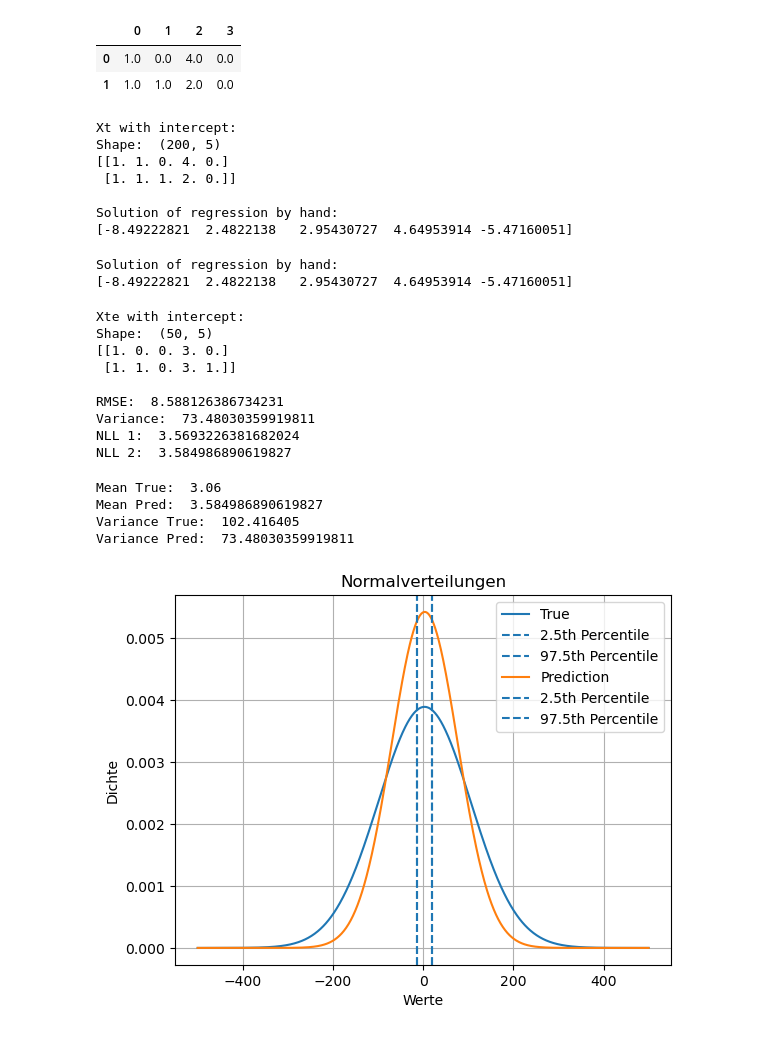
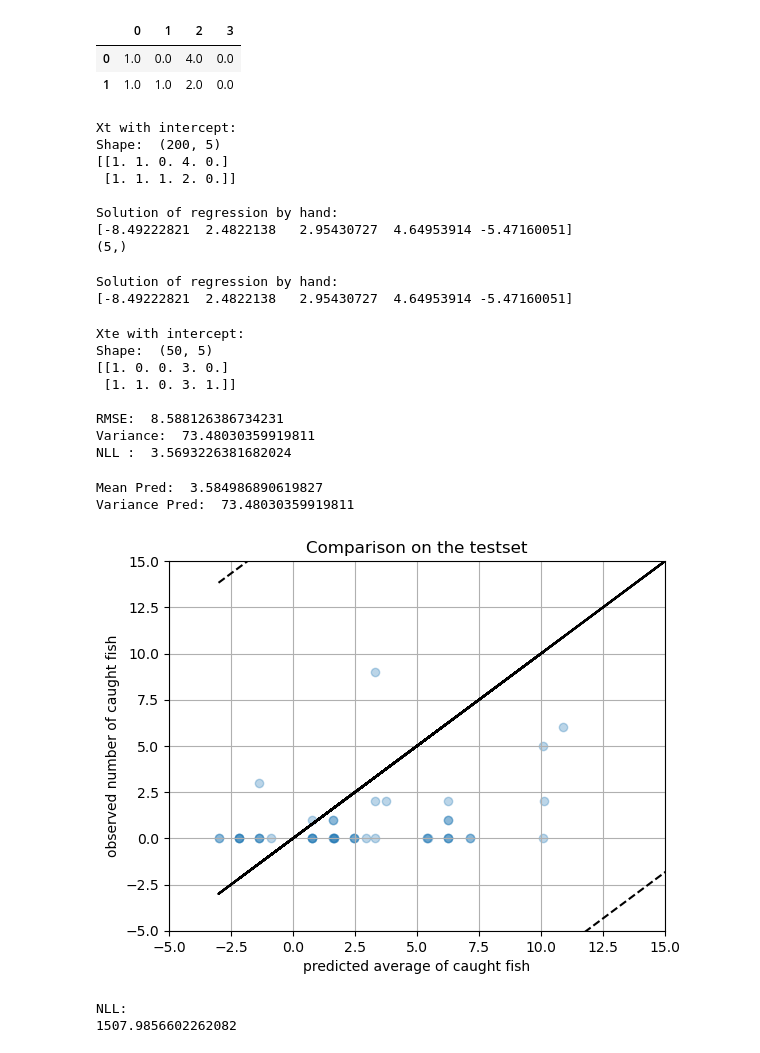
Before and after one commit to TypMitSchnurrbart/ws24_machine_learning, a Jupyter notebook: Aufgabe2/Aufgabe2_1.ipynb, the cells around one changed output. Drawn from its saved outputs; the diff is of its cells as text; code cells hidden in the pictures.

```diff
--- a/Aufgabe2/Aufgabe2_1.ipynb
+++ b/Aufgabe2/Aufgabe2_1.ipynb
@@ -40,6 +40,7 @@ w = np.matmul(XTXIXT,yt)
 # Show the found weights
 print("\nSolution of regression by hand: ")
 print(w)
+print(w.shape)
 # %% [output]
 Xt with intercept:
 Shape:  (200, 5)
@@ -48,6 +49,7 @@ Shape:  (200, 5)
 
 Solution of regression by hand:
 [-8.49222821  2.4822138   2.95430727  4.64953914 -5.47160051]
+(5,)
 # %%
 ########### 1b Linear Regression with scikit #############
 
@@ -74,8 +76,8 @@ yte_pred = np.matmul(Xte_intercept, w)
 
 # RMSE
 MSE = np.mean((yte_pred - yte)**2)
-RMSE = np.sqrt(MSE)
-print("\nRMSE: ", RMSE)
+RMSE_norm = np.sqrt(MSE)
+print("\nRMSE: ", RMSE_norm)
 
 # Varianz
 residuals = yte_pred - yte
@@ -83,10 +85,8 @@ yte_pred_var = np.var(residuals)
 print("Variance: ", yte_pred_var)
 
 # NLL
-NLL = 0.5 * np.log(2 * np.pi * yte_pred_var) + 0.5 * np.mean((yte_pred - yte)**2) / yte_pred_var
-print("NLL 1: ", NLL)
-NLL = np.mean(yte_pred)
-print("NLL 2: ", NLL)
+NLL_norm = 0.5 * np.log(2 * np.pi * yte_pred_var) + 0.5 * np.mean((yte_pred - yte)**2) / yte_pred_var
+print("NLL : ", NLL_norm)
 # %% [output]
 Xte with intercept:
 Shape:  (50, 5)
@@ -95,60 +95,53 @@ Shape:  (50, 5)
 
 RMSE:  8.588126386734231
 Variance:  73.48030359919811
-NLL 1:  3.5693226381682024
-NLL 2:  3.584986890619827
+NLL :  3.5693226381682024
 # %%
-########### 1d Gaussian Plot #############
-from scipy.stats import norm
+########### 1d Plot #############
 
 # Compute mean of pred and real
-mean_true = np.mean(yte)
 mean_pred = np.mean(yte_pred)
-print("Mean True: ", mean_true)
 print("Mean Pred: ", mean_pred)
 
-var_true = np.var(yte)
 var_pred = yte_pred_var
-print("Variance True: ", var_true)
 print("Variance Pred: ", var_pred)
 
-x = np.linspace(-500, 500, 1000)
-pdf_true = norm.pdf(x, mean_true, var_true)
-pdf_pred = norm.pdf(x, mean_pred, var_pred)
+sort_idx = np.argsort(yte_pred,axis=0)
+yte_pred_sorted = yte_pred[sort_idx]
+percentile025_pred = yte_pred_sorted - 1.96 * RMSE_norm
+percentile975_pred = yte_pred_sorted + 1.96 * RMSE_norm
 
-percentile025_true = mean_true - 1.96 * RMSE
-percentile975_true = mean_true + 1.96 * RMSE
-percentile025_pred = mean_pred - 1.96 * RMSE
-percentile975_pred = mean_pred + 1.96 * RMSE
+plt.scatter(yte_pred, yte,alpha=0.3)
+plt.plot(yte_pred, yte_pred, c="black")
+plt.plot(yte_pred_sorted, percentile025_pred, linestyle='dashed',c="black")
+plt.plot(yte_pred_sorted, percentile975_pred, linestyle='dashed',c="black")
 
-# plotting
-plt.plot(x, pdf_true, label='True')
-plt.axvline(x=percentile025_true, linestyle='--', label='2.5th Percentile')
-plt.axvline(x=percentile975_true, linestyle='--', label='97.5th Percentile')
-
-# plot predicted fish
-plt.plot(x, pdf_pred, label='Prediction')
-plt.axvline(x=percentile025_pred, linestyle='--', label='2.5th Percentile')
-plt.axvline(x=percentile975_pred, linestyle='--', label='97.5th Percentile')
-
-plt.title('Normalverteilungen')
-plt.xlabel('Werte')
-plt.ylabel('Dichte')
 plt.grid(True)
-plt.legend()
+plt.xlim(-5,15)
+plt.ylim(-5,15)
+plt.title('Comparison on the testset')
+plt.xlabel('predicted average of caught fish')
+plt.ylabel('observed number of caught fish')
 plt.show()
 # %% [output]
-Mean True:  3.06
 Mean Pred:  3.584986890619827
-Variance True:  102.416405
 Variance Pred:  73.48030359919811
-[figure, old version]
+[figure, new version]
 # %%
 ########### 1e Gradient Descent #############
 import math
 
-def poisson_nll(beta, X):
-    mu = np.exp(np.matmul(X, beta))
-    k = mu.shape[0]
-    NLL = -mu + k * np.log(mu) -np.log(math.factorial(k))
-    return NLL
+def poisson_nll(x, y, weights):
+    mu = np.exp(np.matmul(x, weights))
+    NLL = np.zeros_like(mu)
+    for i in range(NLL.shape[0]):
+        NLL[i] = - mu[i] + y[i] * np.log(mu[i]) - np.log(1.0 * math.factorial(int(y[i])))
+    return np.mean(NLL) * -1
+
+w = np.ones(5)
+NLL = poisson_nll(Xt_intercept, yt, w)
+print("NLL: ")
+print(NLL)
+# %% [output]
+NLL:
+1507.9856602262082
```
Also changed, not shown: parts of 5 cells of this notebook.
